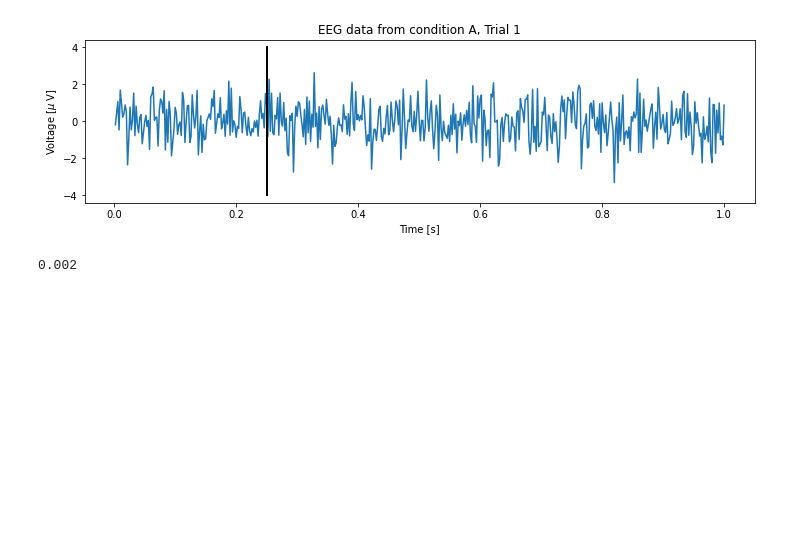
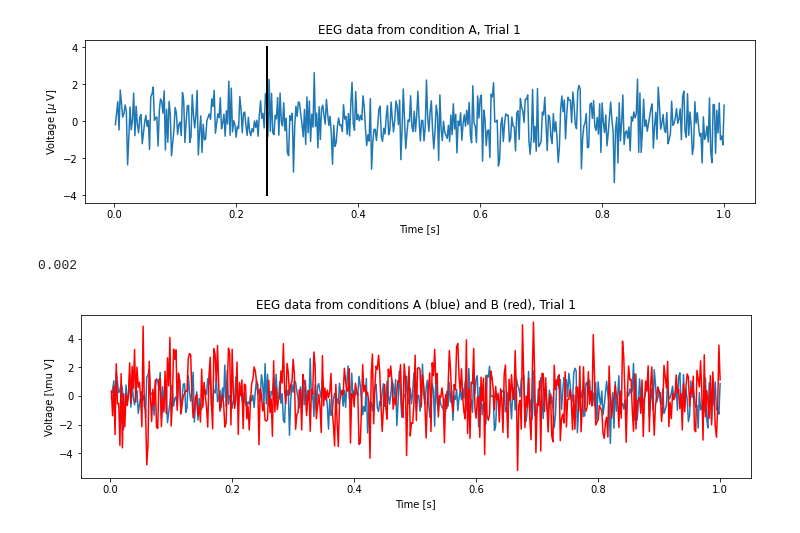
Before and after one commit to npinak/EEG, a Jupyter notebook: Python/The_Event_Related_Potential/The_Event_Related_Potential.ipynb, the cells around one changed output. Saved outputs shown, nothing was run; the diff lists cells and outputs as text; code cells hidden in the pictures; blank space fills up the shorter version.

```diff
--- a/Python/The_Event_Related_Potential/The_Event_Related_Potential.ipynb
+++ b/Python/The_Event_Related_Potential/The_Event_Related_Potential.ipynb
@@ -123,3 +126,13 @@ dt = t[1] - t[0]  # Determine the sampling interval
 dt
 # %% [output]
 0.002
+# %%
+figure(figsize=(12, 3))     # Resize the figure to make it easier to see
+plot(t,EEGa[0])                 # Plot condition A, trial 1, data vs t,
+plot(t,EEGb[0], 'r')            # ... and the data from condition B, trial 1,
+xlabel('Time [s]')              # Label the x-axis as time.
+ylabel('Voltage [\mu V]')       # Label the y-axis as voltage.
+title('EEG data from conditions A (blue) and B (red), Trial 1') # And give it a title.
+show()
+# %% [output]
+[figure, added]
```
Also changed, not shown: parts of 21 cells of this notebook, 1 other file.
